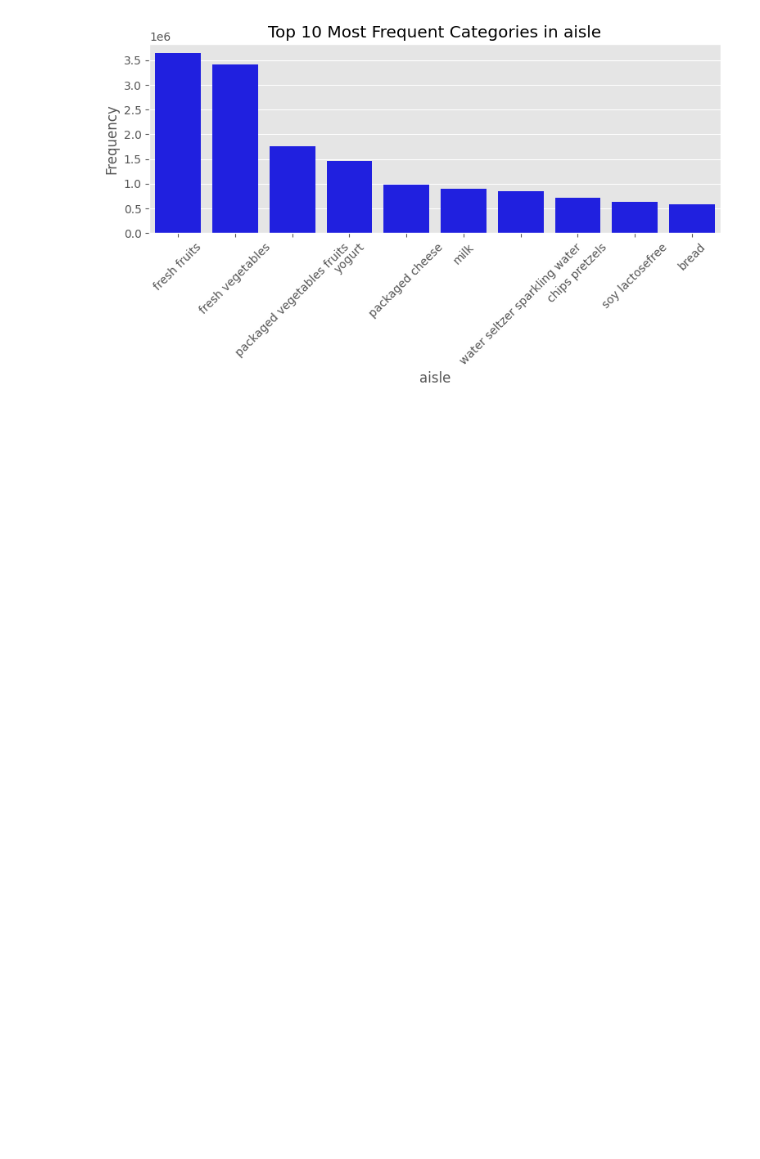
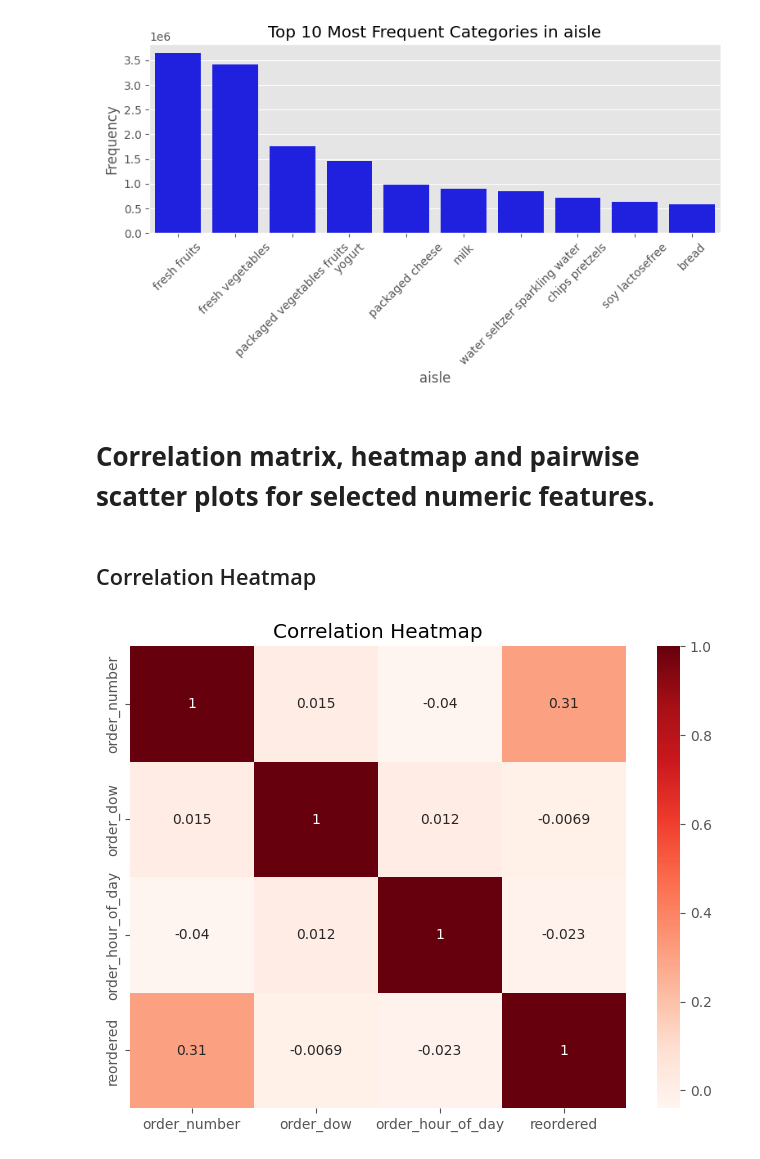
Before and after one commit to mohammed-lafi1035/DS230_final_Project_AE, a Jupyter notebook: Welcome_To_Colab.ipynb, the cells around one changed output. Saved outputs shown, nothing was run; the diff lists cells and outputs as text; code cells hidden in the pictures; blank space fills up the shorter version.

Commit message:
Correlation matrix, heatmap and pairwise scatter plots for selected numeric features.done

```diff
--- a/Welcome_To_Colab.ipynb
+++ b/Welcome_To_Colab.ipynb
@@ -282,3 +282,19 @@ for col in categorical_cols:
 [figure]
 [figure]
 [figure]
+# %% [markdown]
+# **Correlation matrix, heatmap and pairwise scatter plots for selected numeric features.**
+# %% [markdown]
+## Correlation Heatmap
+# %%
+
+# اختيار أهم الأعمدة الرقمية
+numeric_cols = ['order_number', 'order_dow', 'order_hour_of_day', 'reordered']
+
+# رسم الخريطة الحرارية ببساطة
+plt.figure(figsize=(8, 6))
+sns.heatmap(instacart_data[numeric_cols].corr(), annot=True, cmap='Reds')
+plt.title('Correlation Heatmap')
+plt.show()
+# %% [output]
+[figure, added]
```
Also changed, not shown: parts of 12 cells of this notebook.
